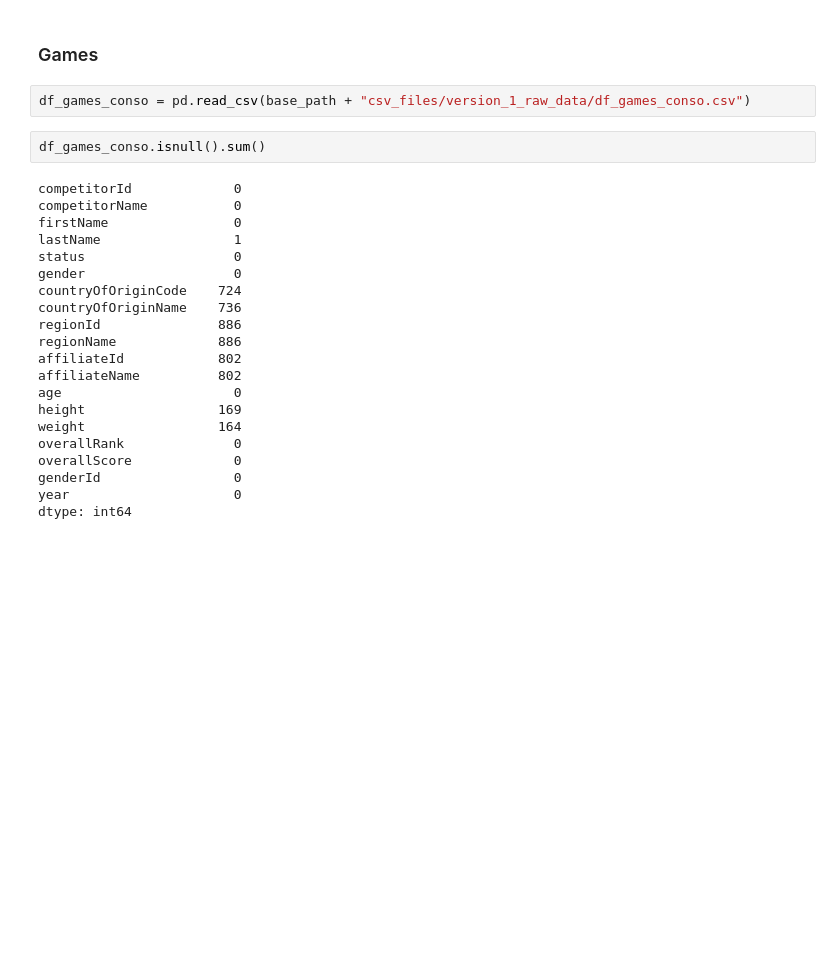
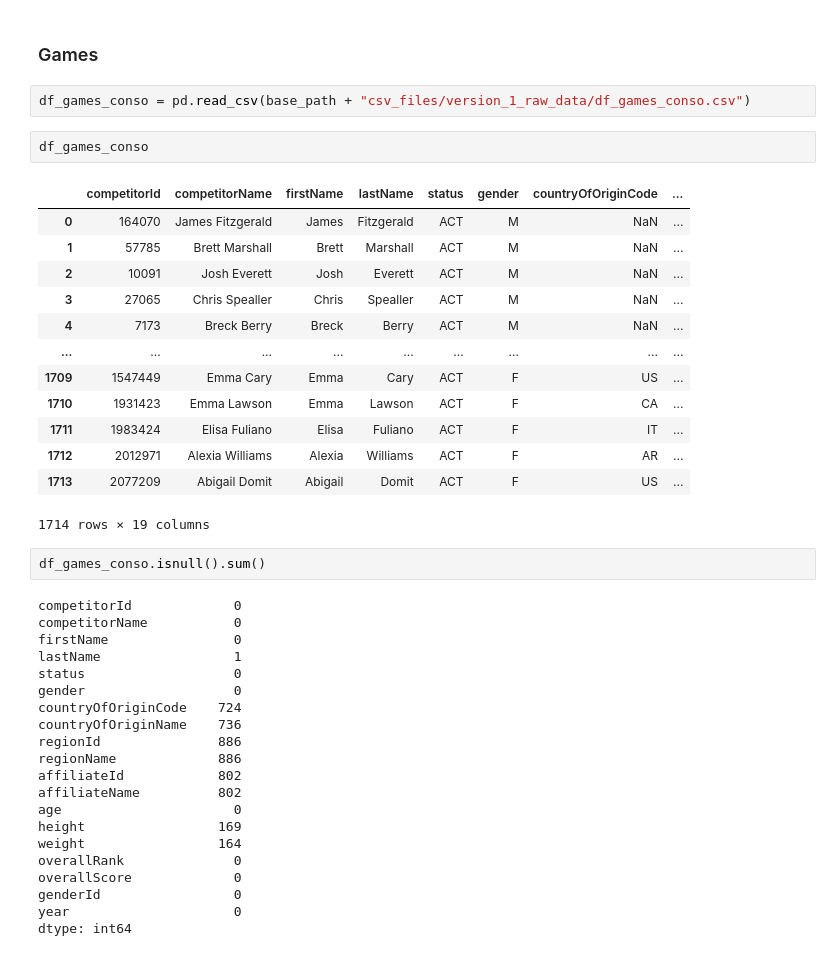
Before and after one commit to tgomesjuliana/ds-crossfit-games-competitions, a Jupyter notebook: data_cleaning.ipynb, the cells around one changed output. Drawn from its saved outputs; the diff is of its cells as text; blank space fills up the shorter version.

```diff
--- a/data_cleaning.ipynb
+++ b/data_cleaning.ipynb
@@ -14,6 +14,22 @@ base_path = "C:/Users/Zi/Documents/data-science-crossfit/"
 ### Games
 # %%
 df_games_conso = pd.read_csv(base_path + "csv_files/version_1_raw_data/df_games_conso.csv")
+# %%
+df_games_conso
+# %% [output]
+|  | competitorId | competitorName | firstName | lastName | status | gender | countryOfOriginCode | ... |
+| 0 | 164070 | James Fitzgerald | James | Fitzgerald | ACT | M | NaN | ... |
+| 1 | 57785 | Brett Marshall | Brett | Marshall | ACT | M | NaN | ... |
+| 2 | 10091 | Josh Everett | Josh | Everett | ACT | M | NaN | ... |
+| 3 | 27065 | Chris Spealler | Chris | Spealler | ACT | M | NaN | ... |
+| 4 | 7173 | Breck Berry | Breck | Berry | ACT | M | NaN | ... |
+| ... | ... | ... | ... | ... | ... | ... | ... | ... |
+| 1709 | 1547449 | Emma Cary | Emma | Cary | ACT | F | US | ... |
+| 1710 | 1931423 | Emma Lawson | Emma | Lawson | ACT | F | CA | ... |
+| 1711 | 1983424 | Elisa Fuliano | Elisa | Fuliano | ACT | F | IT | ... |
+| 1712 | 2012971 | Alexia Williams | Alexia | Williams | ACT | F | AR | ... |
+| 1713 | 2077209 | Abigail Domit | Abigail | Domit | ACT | F | US | ... |
+1714 rows × 19 columns
 # %%
 df_games_conso.isnull().sum()
 # %% [output]
```
Also changed, not shown: parts of 35 cells of this notebook, 2 other files.
